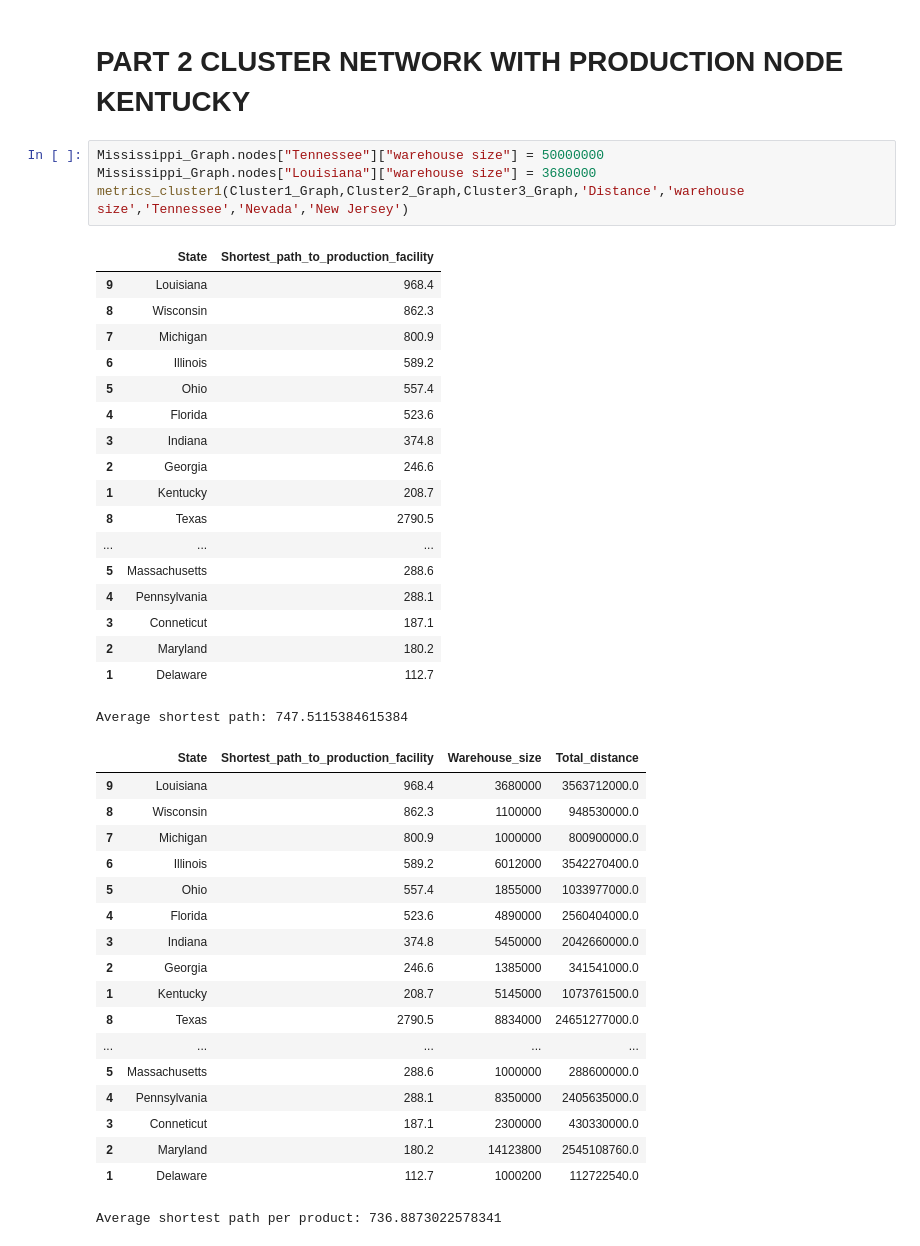
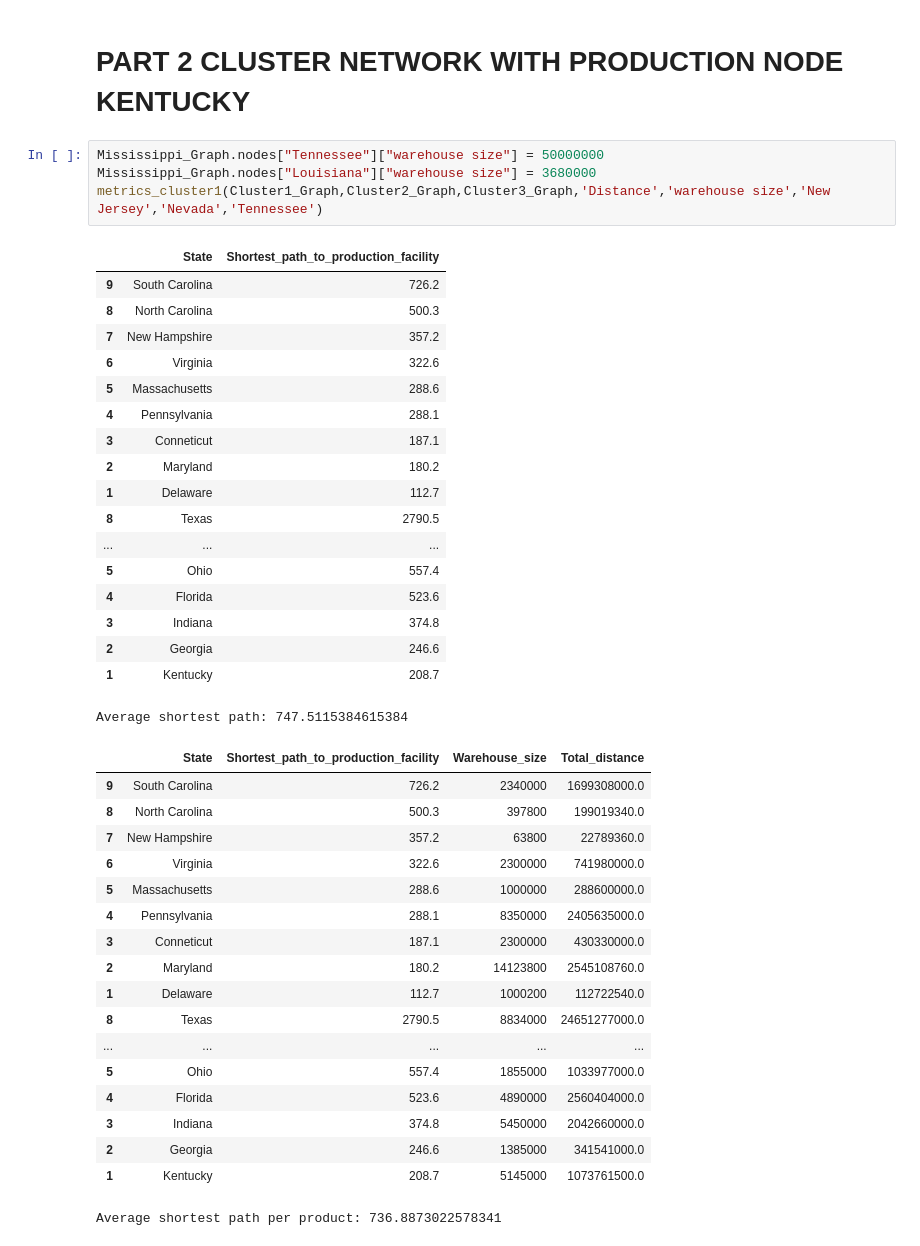
Before and after one commit to kelvinengee/network, a Jupyter notebook: Mississippi.ipynb, the cells around one changed output. Cells and saved outputs as stored; diff of their text form.

```diff
--- a/Mississippi.ipynb
+++ b/Mississippi.ipynb
@@ -1231,41 +1245,41 @@ Average shortest path per product: 947.9488471379472
 # %%
 Mississippi_Graph.nodes["Tennessee"]["warehouse size"] = 50000000
 Mississippi_Graph.nodes["Louisiana"]["warehouse size"] = 3680000
-metrics_cluster1(Cluster1_Graph,Cluster2_Graph,Cluster3_Graph,'Distance','warehouse size','Tennessee','Nevada','New Jersey')
+metrics_cluster1(Cluster1_Graph,Cluster2_Graph,Cluster3_Graph,'Distance','warehouse size','New Jersey','Nevada','Tennessee')
 # %% [output]
 |  | State | Shortest_path_to_production_facility |
-| 9 | Louisiana | 968.4 |
-| 8 | Wisconsin | 862.3 |
-| 7 | Michigan | 800.9 |
-| 6 | Illinois | 589.2 |
+| 9 | South Carolina | 726.2 |
+| 8 | North Carolina | 500.3 |
+| 7 | New Hampshire | 357.2 |
+| 6 | Virginia | 322.6 |
+| 5 | Massachusetts | 288.6 |
+| 4 | Pennsylvania | 288.1 |
+| 3 | Conneticut | 187.1 |
+| 2 | Maryland | 180.2 |
+| 1 | Delaware | 112.7 |
+| 8 | Texas | 2790.5 |
+| ... | ... | ... |
 | 5 | Ohio | 557.4 |
 | 4 | Florida | 523.6 |
 | 3 | Indiana | 374.8 |
 | 2 | Georgia | 246.6 |
 | 1 | Kentucky | 208.7 |
-| 8 | Texas | 2790.5 |
-| ... | ... | ... |
-| 5 | Massachusetts | 288.6 |
-| 4 | Pennsylvania | 288.1 |
-| 3 | Conneticut | 187.1 |
-| 2 | Maryland | 180.2 |
-| 1 | Delaware | 112.7 |
 Average shortest path: 747.5115384615384
 |  | State | Shortest_path_to_production_facility | Warehouse_size | Total_distance |
-| 9 | Louisiana | 968.4 | 3680000 | 3563712000.0 |
-| 8 | Wisconsin | 862.3 | 1100000 | 948530000.0 |
-| 7 | Michigan | 800.9 | 1000000 | 800900000.0 |
-| 6 | Illinois | 589.2 | 6012000 | 3542270400.0 |
+| 9 | South Carolina | 726.2 | 2340000 | 1699308000.0 |
+| 8 | North Carolina | 500.3 | 397800 | 199019340.0 |
+| 7 | New Hampshire | 357.2 | 63800 | 22789360.0 |
+| 6 | Virginia | 322.6 | 2300000 | 741980000.0 |
+| 5 | Massachusetts | 288.6 | 1000000 | 288600000.0 |
+| 4 | Pennsylvania | 288.1 | 8350000 | 2405635000.0 |
+| 3 | Conneticut | 187.1 | 2300000 | 430330000.0 |
+| 2 | Maryland | 180.2 | 14123800 | 2545108760.0 |
+| 1 | Delaware | 112.7 | 1000200 | 112722540.0 |
+| 8 | Texas | 2790.5 | 8834000 | 24651277000.0 |
+| ... | ... | ... | ... | ... |
 | 5 | Ohio | 557.4 | 1855000 | 1033977000.0 |
 | 4 | Florida | 523.6 | 4890000 | 2560404000.0 |
 | 3 | Indiana | 374.8 | 5450000 | 2042660000.0 |
 | 2 | Georgia | 246.6 | 1385000 | 341541000.0 |
 | 1 | Kentucky | 208.7 | 5145000 | 1073761500.0 |
-| 8 | Texas | 2790.5 | 8834000 | 24651277000.0 |
-| ... | ... | ... | ... | ... |
-| 5 | Massachusetts | 288.6 | 1000000 | 288600000.0 |
-| 4 | Pennsylvania | 288.1 | 8350000 | 2405635000.0 |
-| 3 | Conneticut | 187.1 | 2300000 | 430330000.0 |
-| 2 | Maryland | 180.2 | 14123800 | 2545108760.0 |
-| 1 | Delaware | 112.7 | 1000200 | 112722540.0 |
 Average shortest path per product: 736.8873022578341
```
Also changed, not shown: parts of 15 cells of this notebook.
